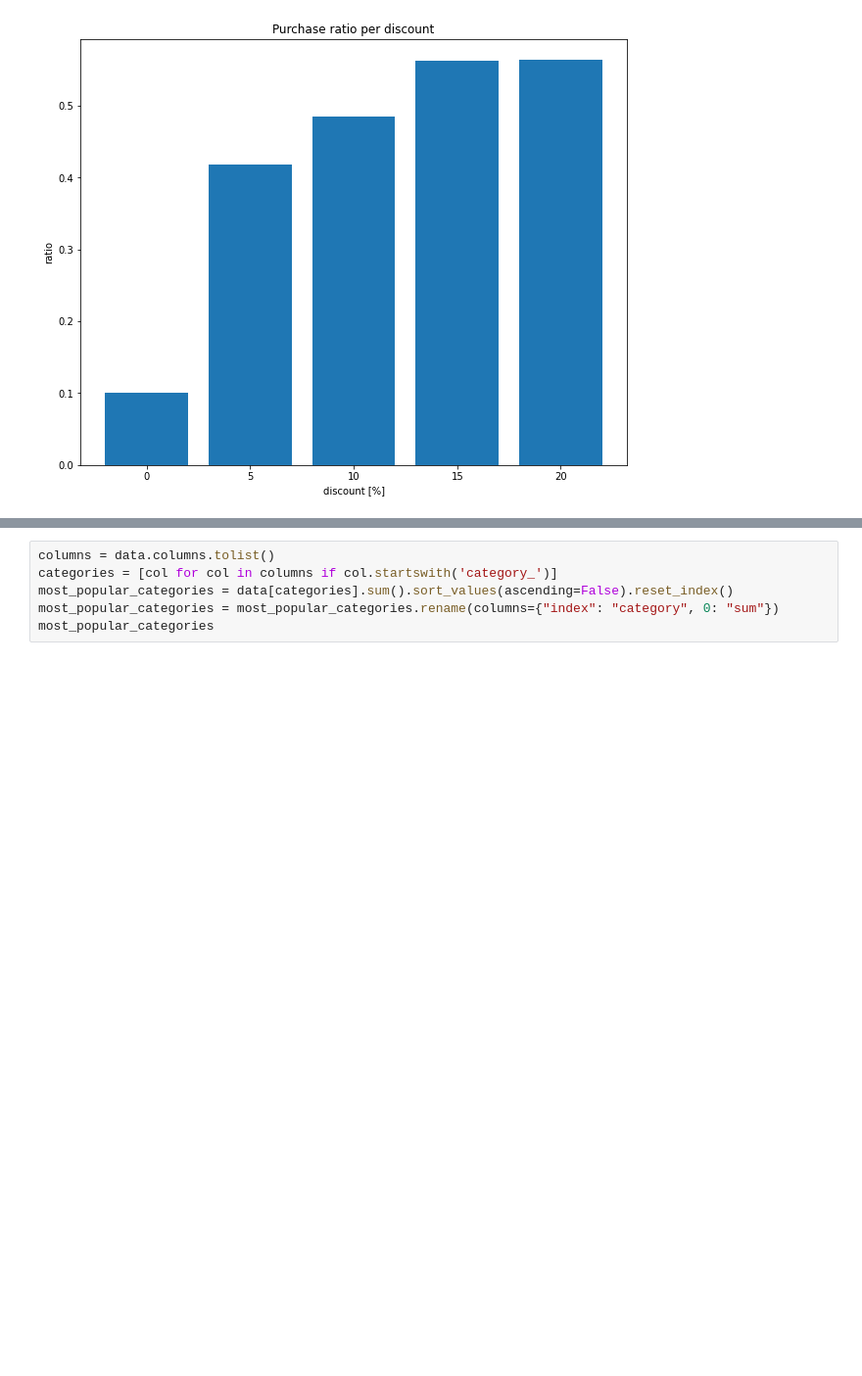
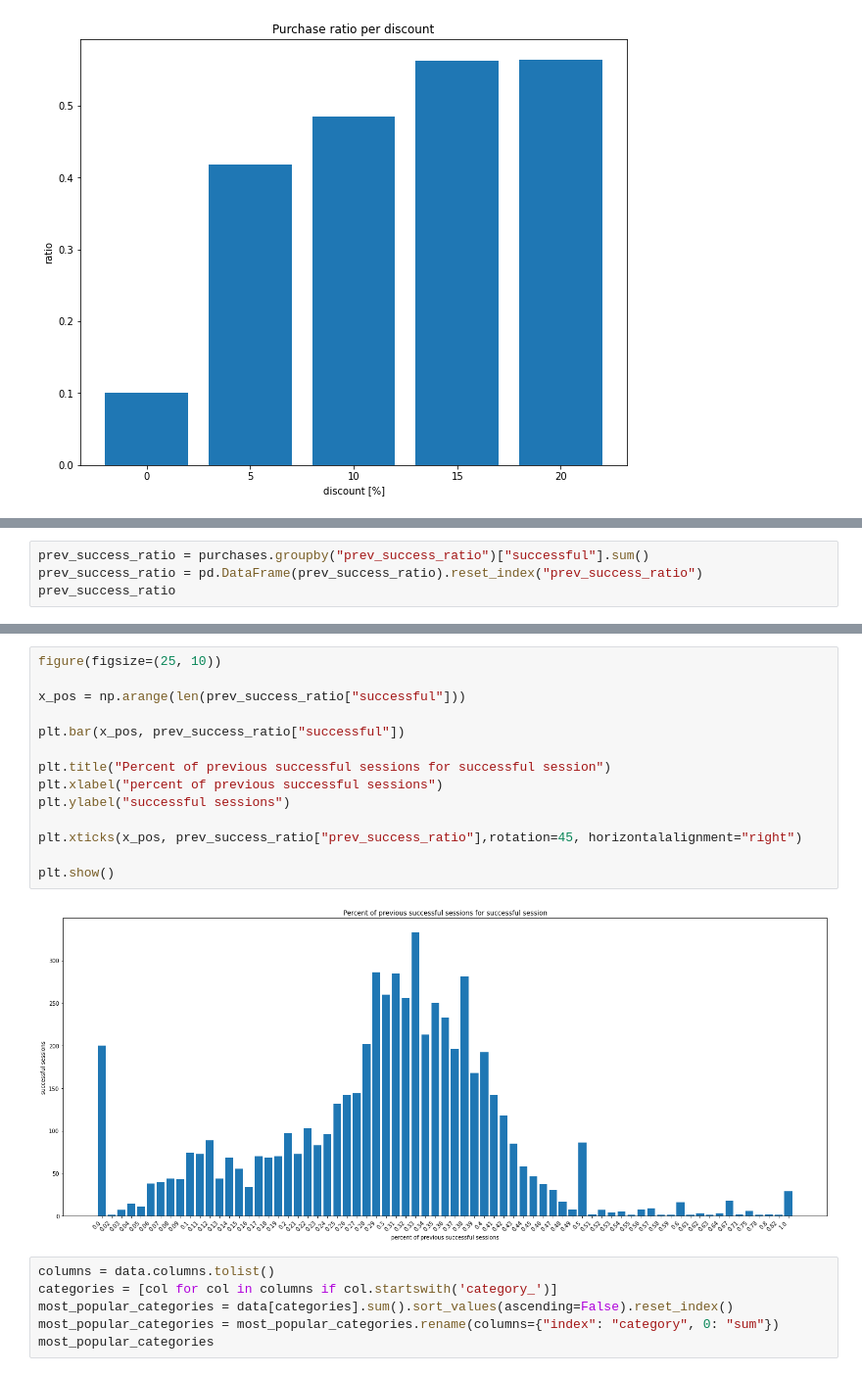
Before and after one commit to ilyashich/IUM, a Jupyter notebook: data_analysis.ipynb, the cells around one changed output, grey strips where cells are left out. Shown: that part at 98% size. Drawn from its saved outputs; the diff is of its cells as text; blank space fills up the shorter version.

Commit message:
added to data analysis

```diff
--- a/data_analysis.ipynb
+++ b/data_analysis.ipynb
@@ -144,0 +218,4 @@ plt.show()
+# %%
+prev_success_ratio = purchases.groupby("prev_success_ratio")["successful"].sum()
+prev_success_ratio = pd.DataFrame(prev_success_ratio).reset_index("prev_success_ratio")
+prev_success_ratio
@@ -145,3 +236,19 @@ plt.show()
+# %%
+figure(figsize=(25, 10))
+
+x_pos = np.arange(len(prev_success_ratio["successful"]))
+
+plt.bar(x_pos, prev_success_ratio["successful"])
+
+plt.title("Percent of previous successful sessions for successful session")
+plt.xlabel("percent of previous successful sessions")
+plt.ylabel("successful sessions")
+
+plt.xticks(x_pos, prev_success_ratio["prev_success_ratio"],rotation=45, horizontalalignment="right")
+
+plt.show()
+# %% [output]
+[figure, added]
 # %%
 columns = data.columns.tolist()
 categories = [col for col in columns if col.startswith('category_')]
```
Also changed, not shown: parts of 5 cells of this notebook.
